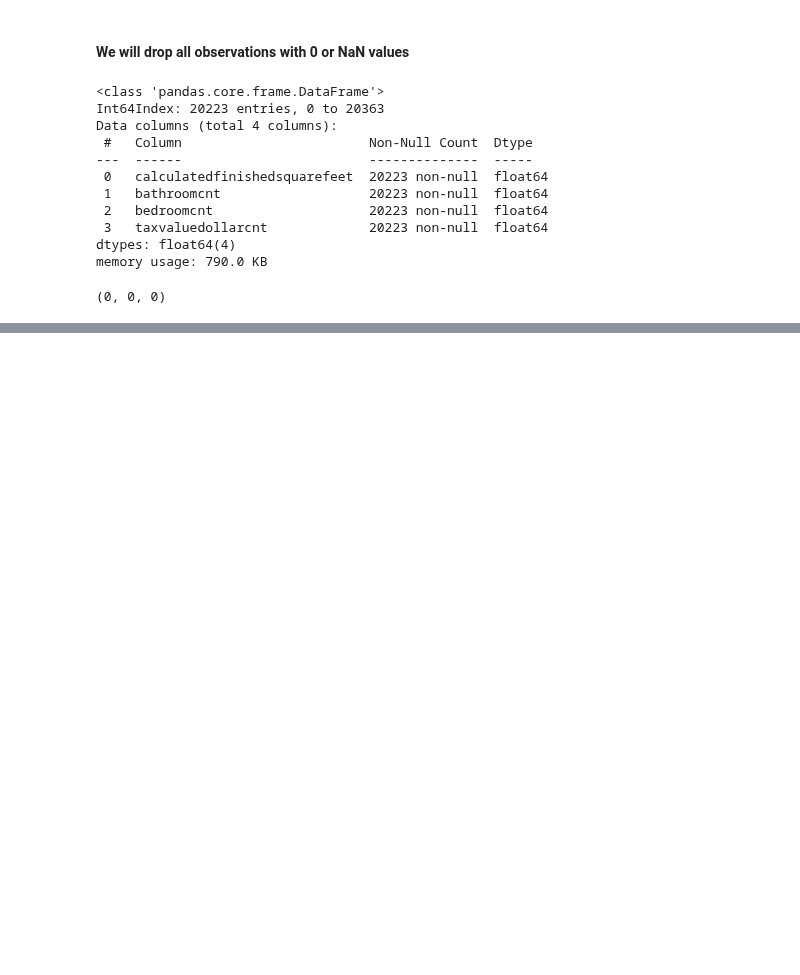
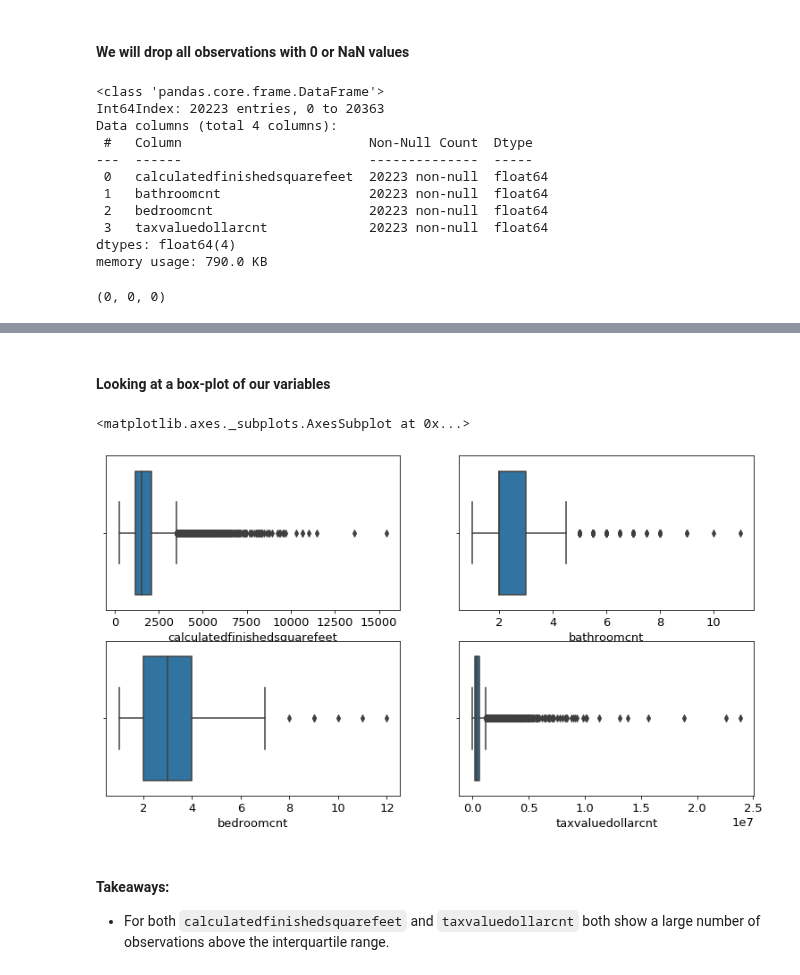
Before and after one commit to Estimating-Home-Value/Predicting-Tax-Assessed-Home-Values, a Jupyter notebook: model.ipynb, the cells around one changed output, grey strips where cells are left out. Saved outputs shown, nothing was run; the diff lists cells and outputs as text; code cells hidden in the pictures; blank space fills up the shorter version.

```diff
--- a/model.ipynb
+++ b/model.ipynb
@@ -267,0 +332,20 @@ bathr_missing, bedr_missing, sf_missing
+# %% [markdown]
+#### Looking at a box-plot of our variables
+# %%
+plt.subplot(221)
+sns.boxplot(df.calculatedfinishedsquarefeet)
+
+plt.subplot(222)
+sns.boxplot(df.bathroomcnt)
+
+plt.subplot(223)
+sns.boxplot(df.bedroomcnt)
+
+plt.subplot(224)
+sns.boxplot(df.taxvaluedollarcnt)
+# %% [output]
+<matplotlib.axes._subplots.AxesSubplot at 0x...>
+[figure, added]
+# %% [markdown]
+#### Takeaways:
+- For both `calculatedfinishedsquarefeet` and `taxvaluedollarcnt` both show a large number of observations above the interquartile range.
```
Also changed, not shown: parts of 48 cells of this notebook.
